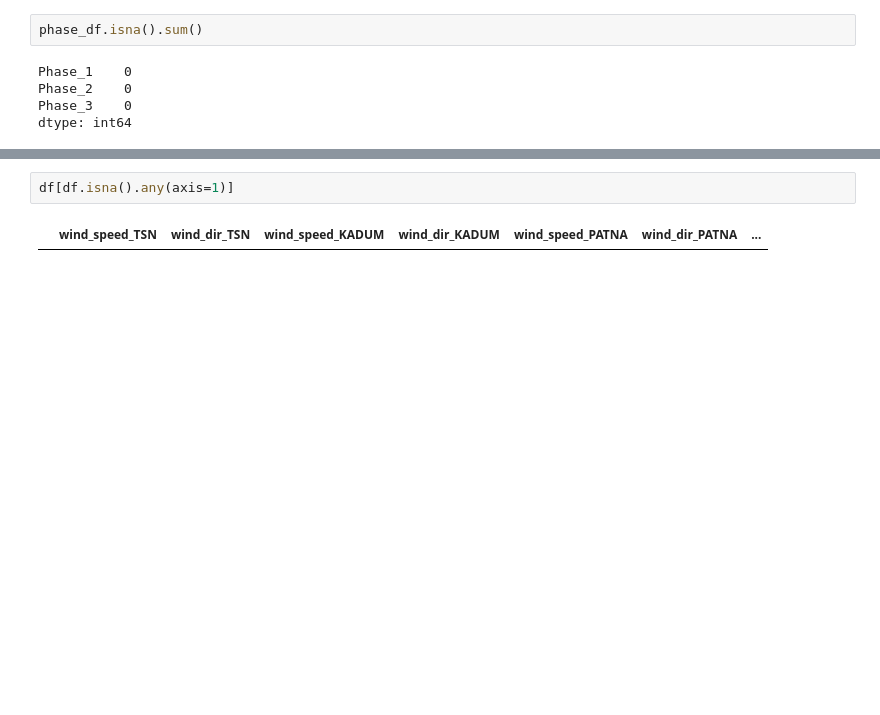
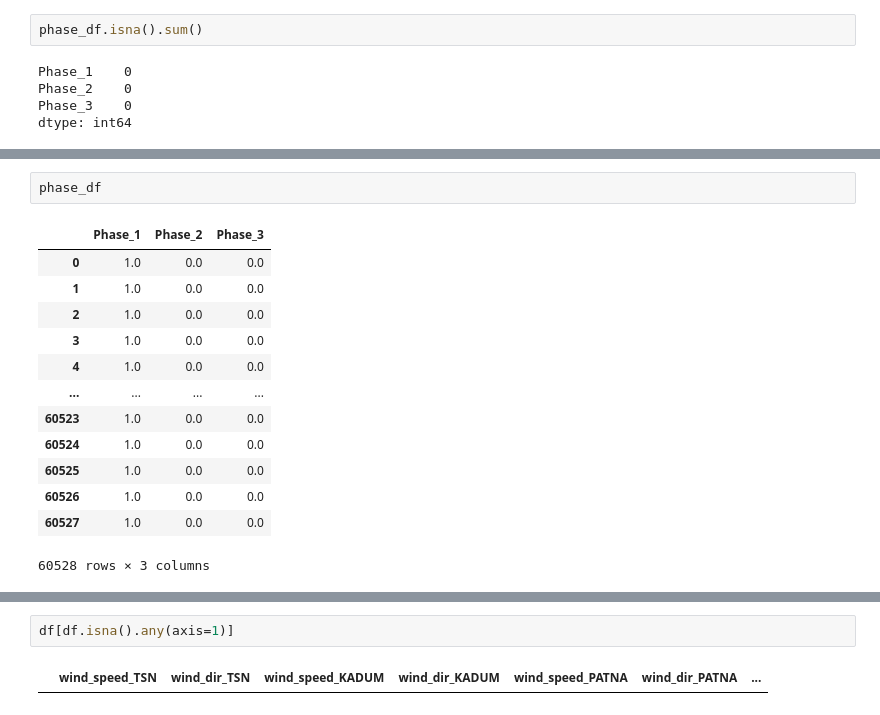
Before and after one commit to AnVuTrong/flight_prediction, a Jupyter notebook: notebook/data_preprocessing.ipynb, the cells around one changed output, grey strips where cells are left out. Saved outputs shown, nothing was run; the diff lists cells and outputs as text; blank space fills up the shorter version.

```diff
--- a/notebook/data_preprocessing.ipynb
+++ b/notebook/data_preprocessing.ipynb
@@ -99,0 +129,16 @@ dtype: int64
+# %%
+phase_df
+# %% [output]
+|  | Phase_1 | Phase_2 | Phase_3 |
+| 0 | 1.0 | 0.0 | 0.0 |
+| 1 | 1.0 | 0.0 | 0.0 |
+| 2 | 1.0 | 0.0 | 0.0 |
+| 3 | 1.0 | 0.0 | 0.0 |
+| 4 | 1.0 | 0.0 | 0.0 |
+| ... | ... | ... | ... |
+| 60523 | 1.0 | 0.0 | 0.0 |
+| 60524 | 1.0 | 0.0 | 0.0 |
+| 60525 | 1.0 | 0.0 | 0.0 |
+| 60526 | 1.0 | 0.0 | 0.0 |
+| 60527 | 1.0 | 0.0 | 0.0 |
+60528 rows × 3 columns
```
Also changed, not shown: parts of 16 cells of this notebook, 4 other files.
